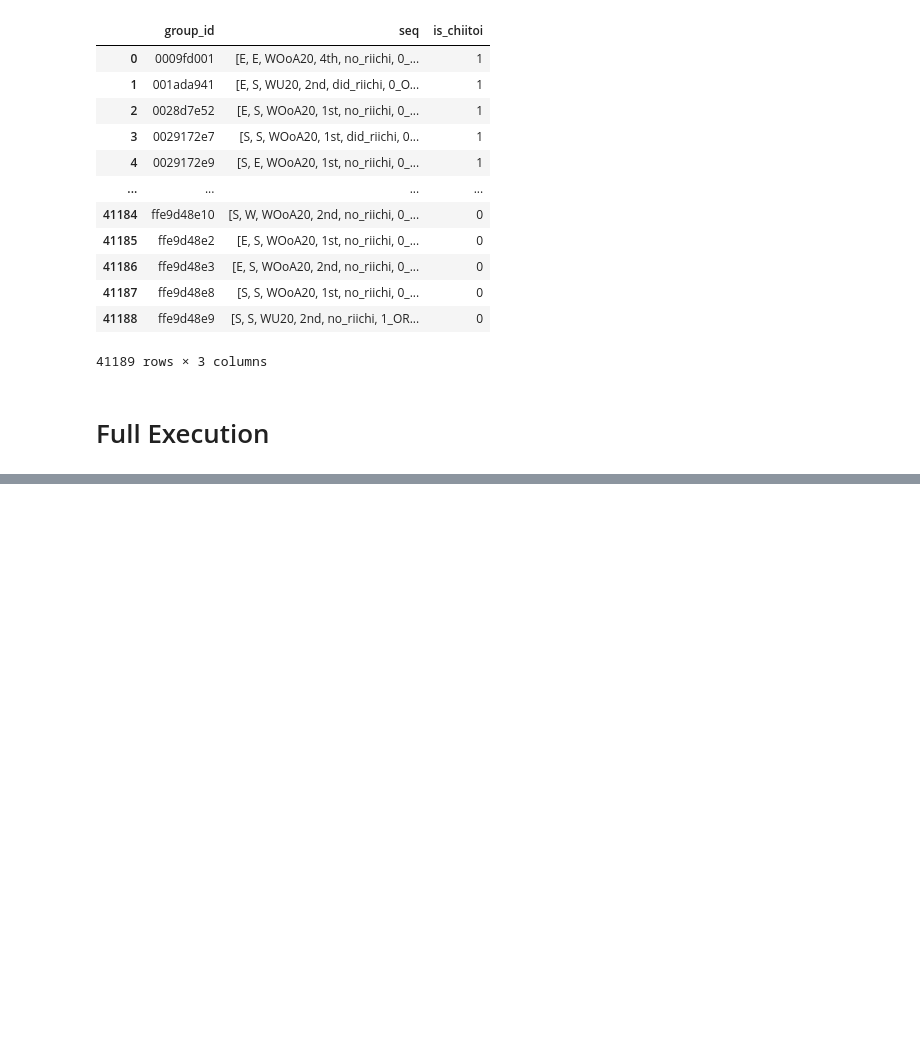
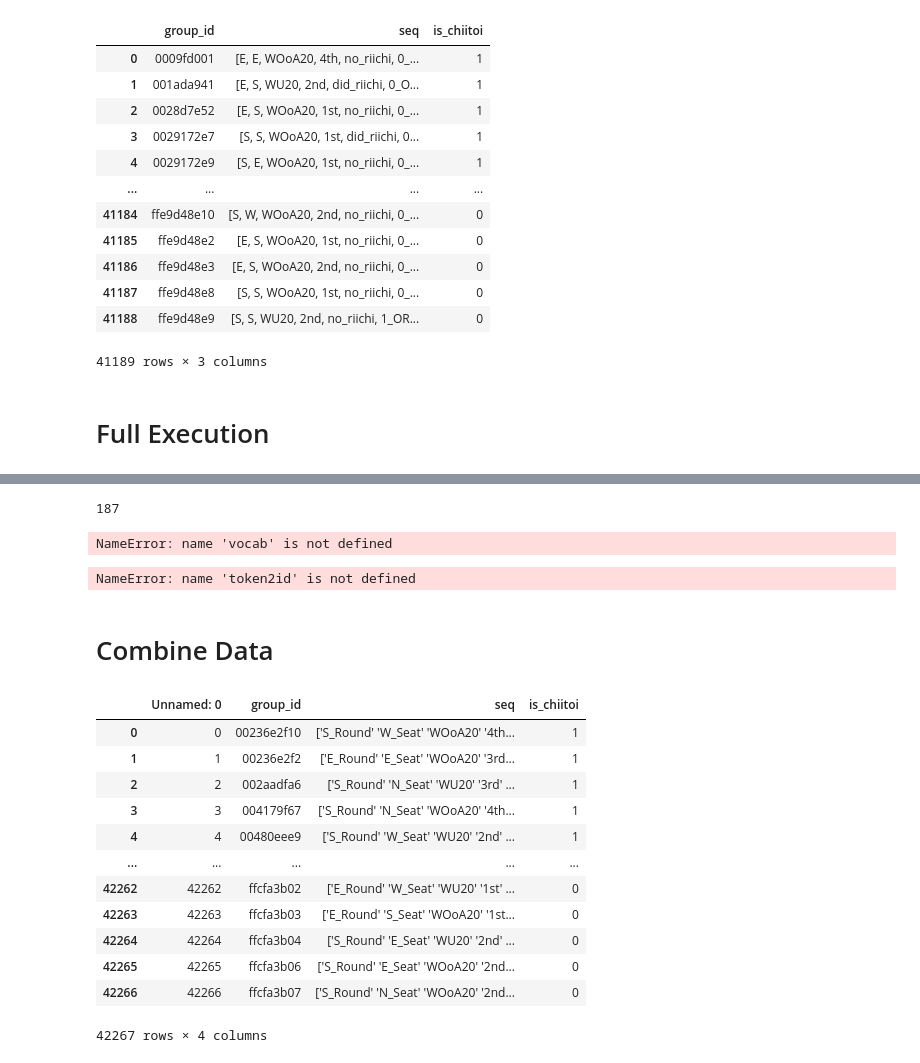
Before and after one commit to Efithor/riichi-dendrology, a Jupyter notebook: fuller_data_clean.ipynb, the cells around one changed output, grey strips where cells are left out. Drawn from its saved outputs; the diff is of its cells as text; code cells hidden in the pictures; blank space fills up the shorter version.

```diff
--- a/fuller_data_clean.ipynb
+++ b/fuller_data_clean.ipynb
@@ -765,0 +881,20 @@ df_test.to_csv(f'converted_parquets/{full_paths[2].split('/')[-2]}-{full_paths[2
+# %%
+len(vocab)
+# %% [output]
+187
+# %%
+PAD_ID = 0
+token2id = {tok: i+1 for i, tok in enumerate(vocab)}   # +1 shifts everything by one
+token2id["<UNK>"] = len(token2id) + 1                  # optional unknown token
+
+id2token = {idx: tok for tok, idx in token2id.items()}
+# %% [output]
+NameError: name 'vocab' is not defined
+# %%
+with open('vocab/token2id.json', 'w') as file:
+    json.dump(token2id, file)
+
+with open('vocab/id2token.json', 'w') as file:
+    json.dump(id2token, file)
+# %% [output]
+NameError: name 'token2id' is not defined
@@ -765,0 +914,2 @@ df_test.to_csv(f'converted_parquets/{full_paths[2].split('/')[-2]}-{full_paths[2
+# %% [markdown]
+# Combine Data
@@ -765,0 +920,16 @@ df_test.to_csv(f'converted_parquets/{full_paths[2].split('/')[-2]}-{full_paths[2
+# %%
+pd.read_csv(f'big_data_run2/{files[0]}')
+# %% [output]
+|  | Unnamed: 0 | group_id | seq | is_chiitoi |
+| 0 | 0 | 00236e2f10 | ['S_Round' 'W_Seat' 'WOoA20' '4th... | 1 |
+| 1 | 1 | 00236e2f2 | ['E_Round' 'E_Seat' 'WOoA20' '3rd... | 1 |
+| 2 | 2 | 002aadfa6 | ['S_Round' 'N_Seat' 'WU20' '3rd' ... | 1 |
+| 3 | 3 | 004179f67 | ['S_Round' 'N_Seat' 'WOoA20' '4th... | 1 |
+| 4 | 4 | 00480eee9 | ['S_Round' 'W_Seat' 'WU20' '2nd' ... | 1 |
+| ... | ... | ... | ... | ... |
+| 42262 | 42262 | ffcfa3b02 | ['E_Round' 'W_Seat' 'WU20' '1st' ... | 0 |
+| 42263 | 42263 | ffcfa3b03 | ['E_Round' 'S_Seat' 'WOoA20' '1st... | 0 |
+| 42264 | 42264 | ffcfa3b04 | ['S_Round' 'E_Seat' 'WU20' '2nd' ... | 0 |
+| 42265 | 42265 | ffcfa3b06 | ['S_Round' 'E_Seat' 'WOoA20' '2nd... | 0 |
+| 42266 | 42266 | ffcfa3b07 | ['S_Round' 'N_Seat' 'WOoA20' '2nd... | 0 |
+42267 rows × 4 columns
```
Also changed, not shown: parts of 53 cells of this notebook, 4 other files.
